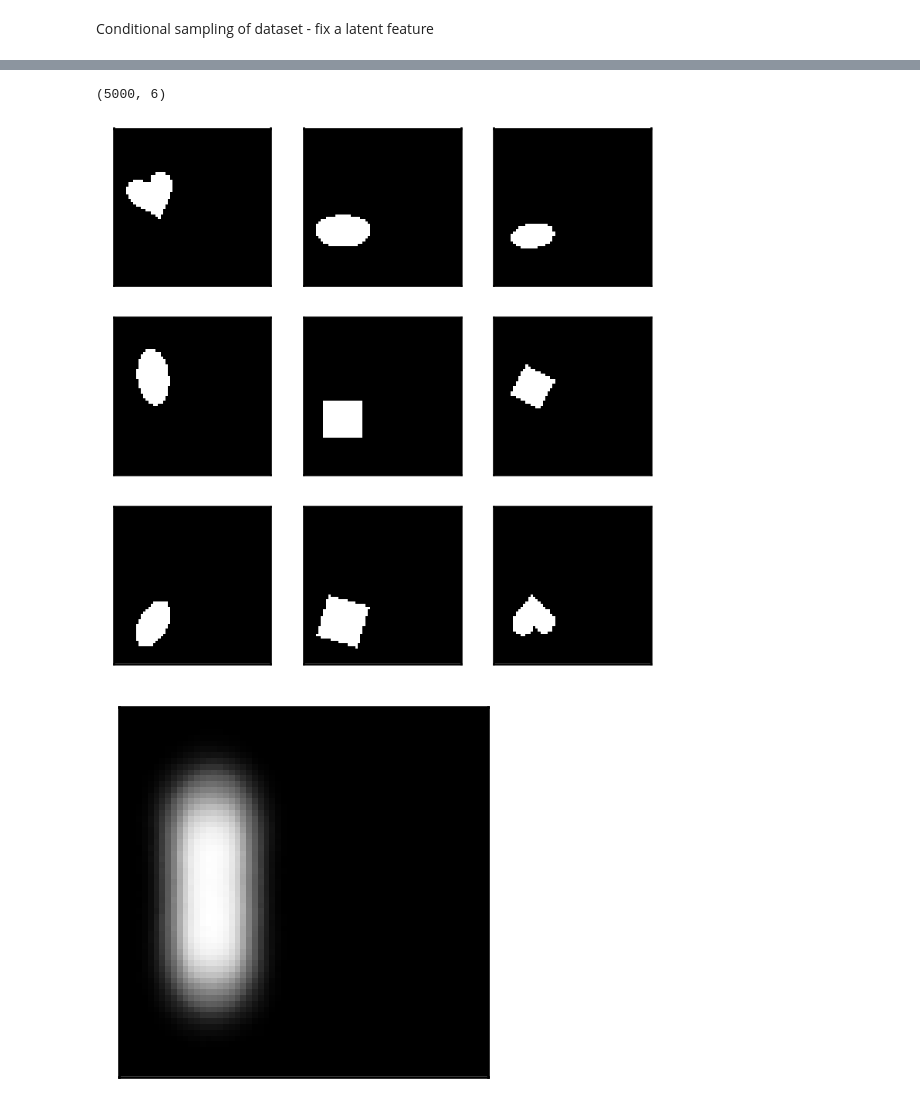
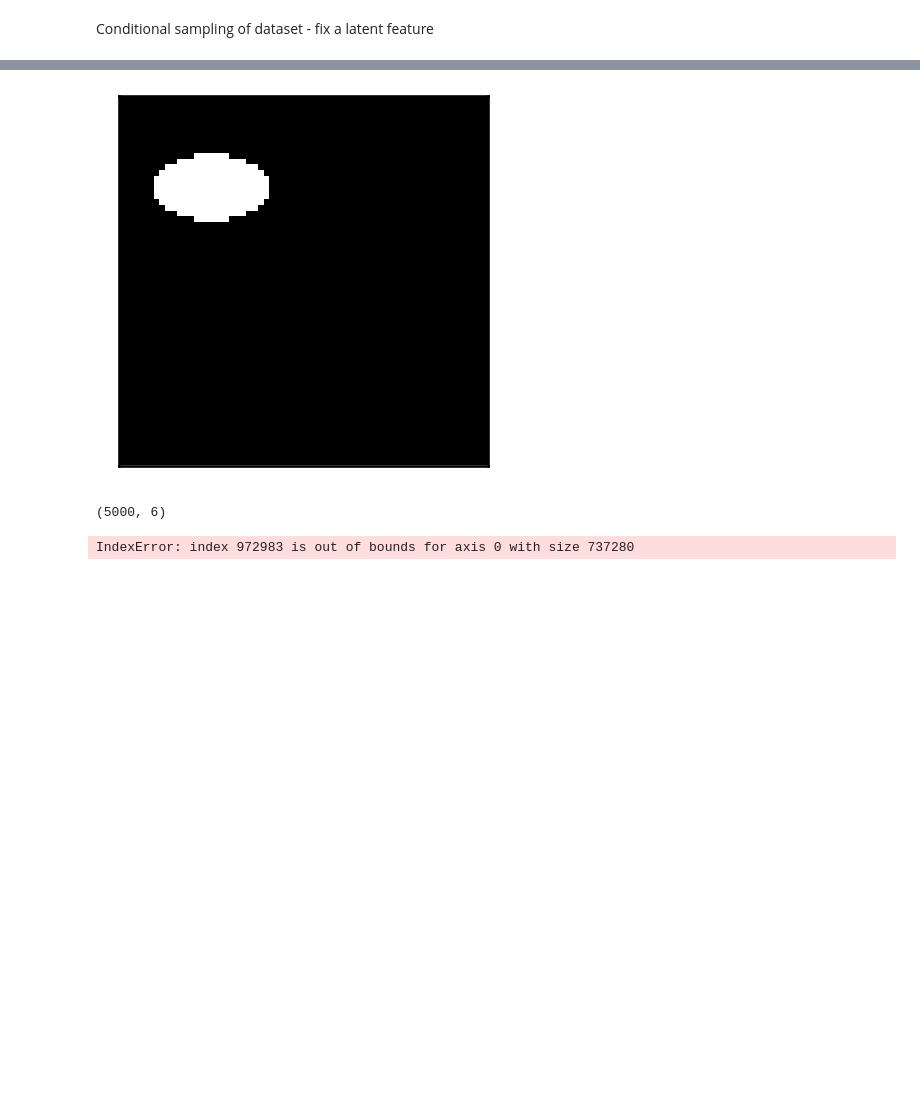
Before and after one commit to sunnysjys/platonianform, a Jupyter notebook: dsprites/dataset_loader.ipynb, the cells around one changed output, grey strips where cells are left out. Cells and saved outputs as stored; diff of their text form; code cells hidden in the pictures; blank space fills up the shorter version.

```diff
--- a/dsprites/dataset_loader.ipynb
+++ b/dsprites/dataset_loader.ipynb
@@ -94,0 +119,16 @@ Conditional sampling of dataset - fix a latent feature
+# %%
+## Fix posX latent to left
+latents_sampled_2 = sample_latent(size=5000)
+# returns sample_size, 6 latents array ('color', 'shape', 'scale', 'orientation', 'posX', 'posY')
+latents_sampled_2[:, 1] = 1 # fix shape to the square
+latents_sampled_2[:, 2] = 3 # fix scale to the middle size
+latents_sampled_2[:, 3] = 0 # fix orientation to horizontal
+latents_sampled_2[:, 5] = 0 # fix posY to the top
+latents_sampled_2[:, 4] = 0
+
+indices_sampled_2 = latent_to_index(latents_sampled_2)
+imgs_sampled_2 = imgs[indices_sampled_2]
+
+show_density(imgs_sampled_2)
+# %% [output]
+[figure, added]
@@ -95,9 +150,13 @@ Conditional sampling of dataset - fix a latent feature
 # %%
-## Fix posX latent to left
+## Fix shape latent to be square
 latents_sampled = sample_latent(size=5000)
 # returns sample_size, 6 latents array ('color', 'shape', 'scale', 'orientation', 'posX', 'posY')
 print(latents_sampled.shape)
-latents_sampled[:, -2] = 0 # this is POSX bc -2
+# latents_sampled[:, 1] = 0 # this is SHAPE = square
+# latents_sampled[:, 1] = 1 # this is SHAPE = eclipse
+# latents_sampled[:, 1] = 2 # this is SHAPE = heart
+
+
 indices_sampled = latent_to_index(latents_sampled)
 imgs_sampled = imgs[indices_sampled]
 
@@ -108,5 +167,4 @@ show_images_grid(imgs_sampled, 9)
 show_density(imgs_sampled)
 # %% [output]
 (5000, 6)
-[figure, removed]
-[figure, removed]
+IndexError: index 972983 is out of bounds for axis 0 with size 737280
```
Also changed, not shown: parts of 3 cells of this notebook, 3 other files.
